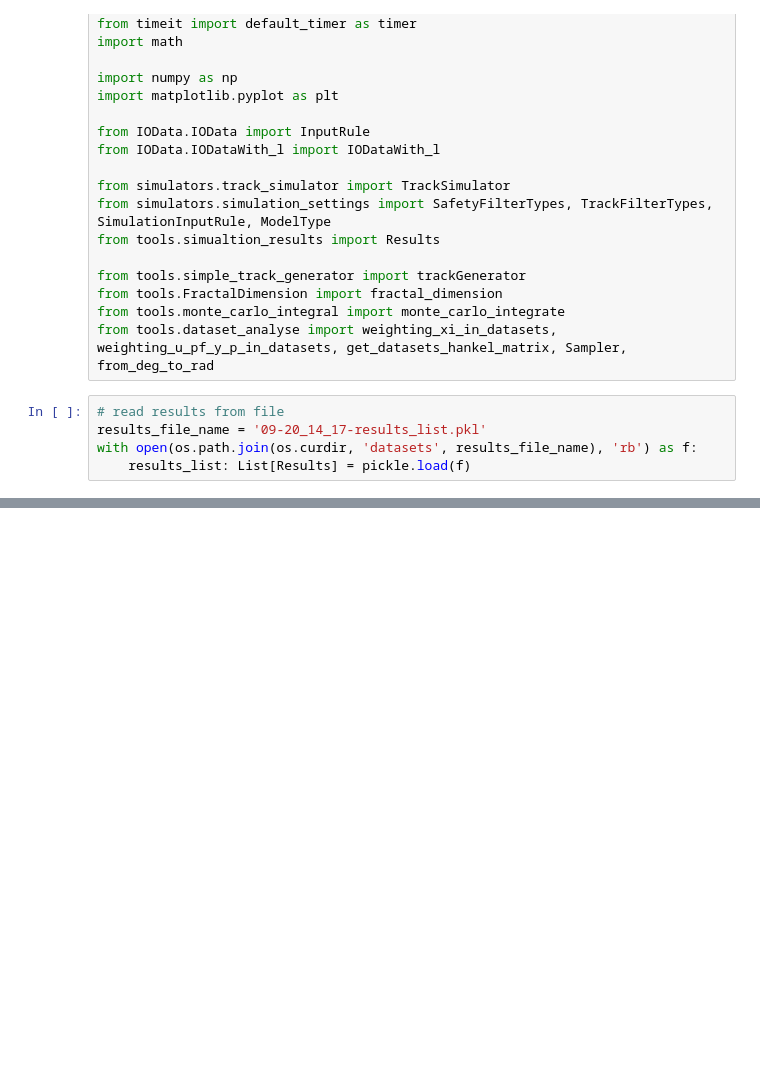
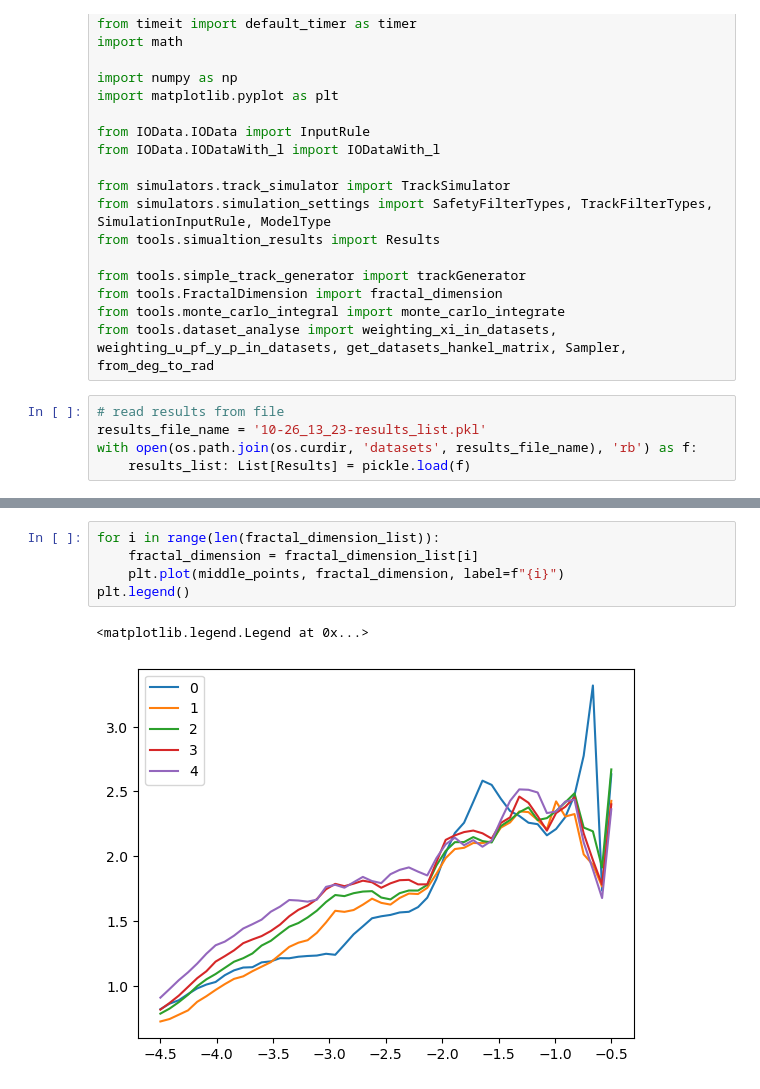
Before and after one commit to HuangYujun-JunkyTalent/DataDrivenSafetyFilter, a Jupyter notebook: DatasetAnalysis.ipynb, the cells around one changed output, grey strips where cells are left out. Drawn from its saved outputs; the diff is of its cells as text; blank space fills up the shorter version.

```diff
--- a/DatasetAnalysis.ipynb
+++ b/DatasetAnalysis.ipynb
@@ -22,6 +22,6 @@ from tools.monte_carlo_integral import monte_carlo_integrate
 from tools.dataset_analyse import weighting_xi_in_datasets, weighting_u_pf_y_p_in_datasets, get_datasets_hankel_matrix, Sampler, from_deg_to_rad
 # %%
 # read results from file
-results_file_name = '09-20_14_17-results_list.pkl'
+results_file_name = '10-26_13_23-results_list.pkl'
 with open(os.path.join(os.curdir, 'datasets', results_file_name), 'rb') as f:
     results_list: List[Results] = pickle.load(f)
@@ -124 +163,9 @@ dataset_list_to_analyse = dataset_list
+# %%
+for i in range(len(fractal_dimension_list)):
+    fractal_dimension = fractal_dimension_list[i]
+    plt.plot(middle_points, fractal_dimension, label=f"{i}")
+plt.legend()
+# %% [output]
+<matplotlib.legend.Legend at 0x...>
+[figure, added]
 # %%
```
Also changed, not shown: parts of 11 cells of this notebook, 5 other files.
